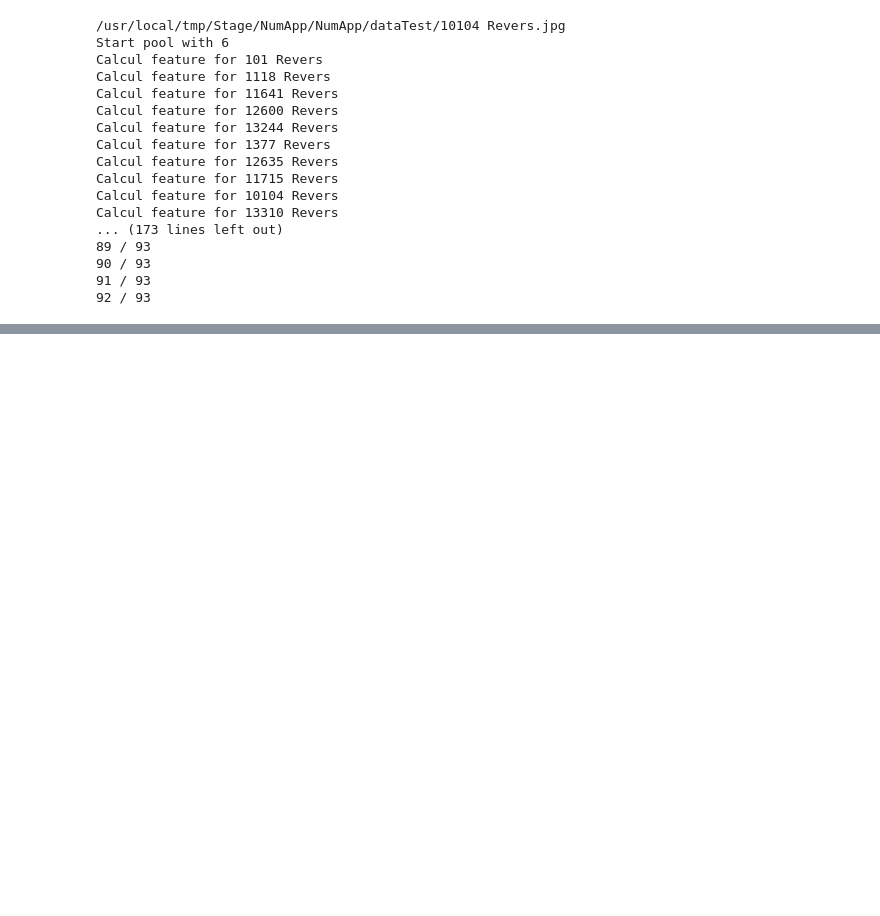
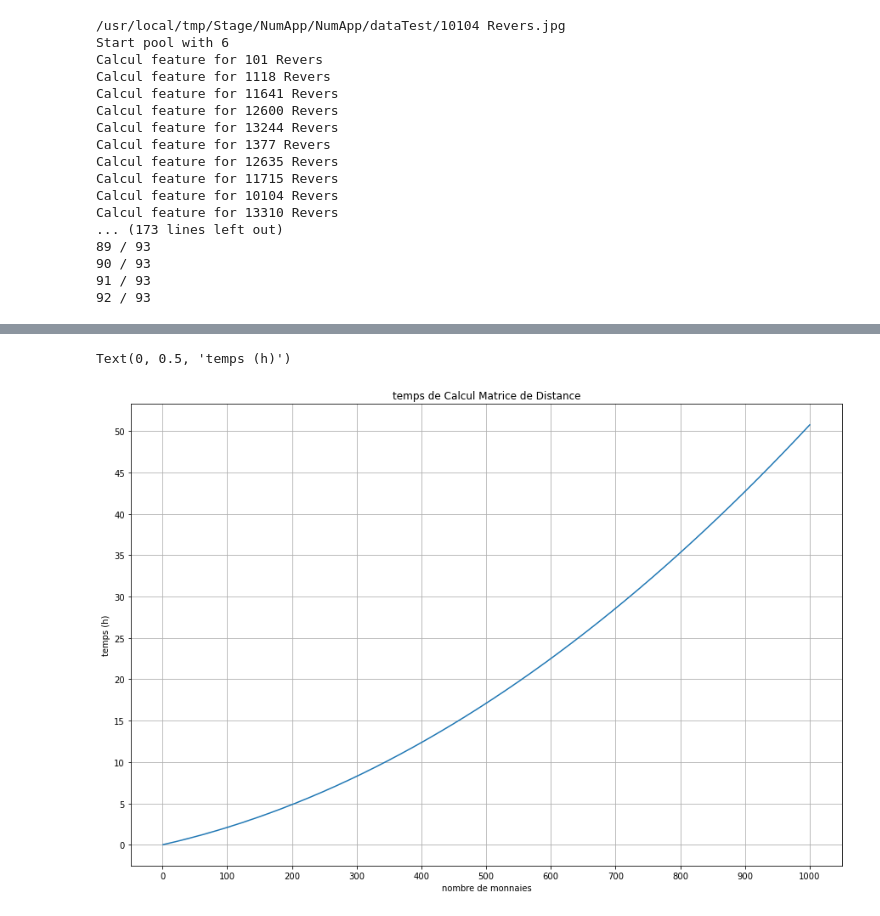
Before and after one commit to alexandreBerezin/NumApp, a Jupyter notebook: notebook/Compute data Matrix/Compute DistMatrix.ipynb, the cells around one changed output, grey strips where cells are left out. Saved outputs shown, nothing was run; the diff lists cells and outputs as text; code cells hidden in the pictures; blank space fills up the shorter version.

```diff
--- a/notebook/Compute data Matrix/Compute DistMatrix.ipynb
+++ b/notebook/Compute data Matrix/Compute DistMatrix.ipynb
@@ -66,0 +72,23 @@ plt.imshow(D)
+# %%
+#####
+def tempsMin(n:int)-> float:
+    return 3.9738*10**(-3)*(n*(n-1)/2) + 1.06*n
+
+def tempsH(n:int)-> float:
+    return tempsMin(n)/60
+# %%
+Nlist = np.linspace(1,1000)
+tList = np.array(list(map(tempsH,Nlist)))
+# %%
+plt.plot(Nlist,tList)
+plt.grid()
+plt.title("temps de Calcul Matrice de Distance")
+plt.xlabel("nombre de monnaies")
+
+plt.xticks(np.arange(0, max(Nlist)+1, 100))
+plt.yticks(np.arange(0, max(tList), 5))
+
+plt.ylabel("temps (h)")
+# %% [output]
+Text(0, 0.5, 'temps (h)')
+[figure, added]
```
Also changed, not shown: parts of 2 cells of this notebook, 5 other files.
